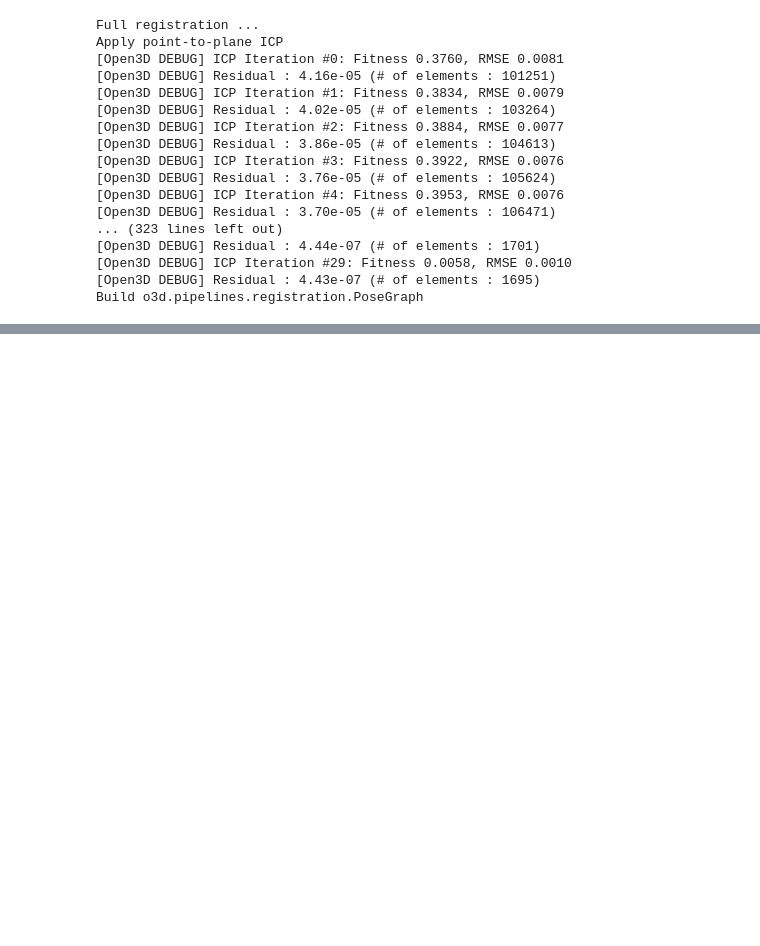
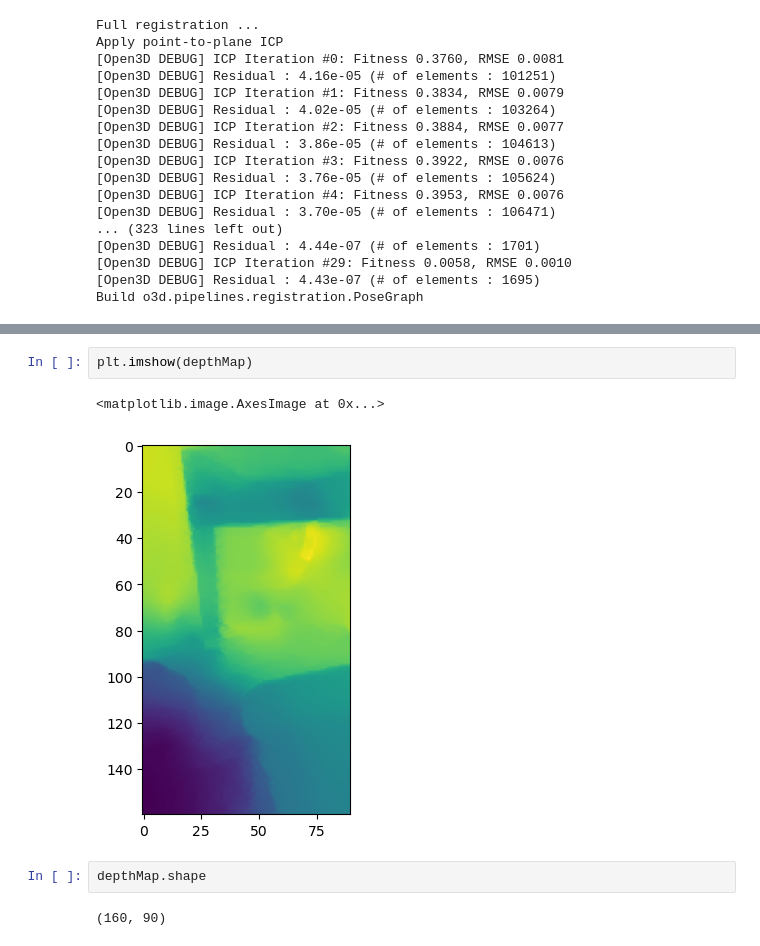
Before and after one commit to Ertugrulmert/Stable-Diffusion-AR-Environment-Generation, a Jupyter notebook: PCD Registration and Meshes-Copy1.ipynb, the cells around one changed output, grey strips where cells are left out. Cells and saved outputs as stored; diff of their text form; blank space fills up the shorter version.

```diff
--- a/PCD Registration and Meshes-Copy1.ipynb
+++ b/PCD Registration and Meshes-Copy1.ipynb
@@ -286,0 +684,9 @@ Transform points and display
+# %%
+plt.imshow(depthMap)
+# %% [output]
+<matplotlib.image.AxesImage at 0x...>
+[figure, added]
+# %%
+depthMap.shape
+# %% [output]
+(160, 90)
```
Also changed, not shown: parts of 57 cells of this notebook, 23 other files.
